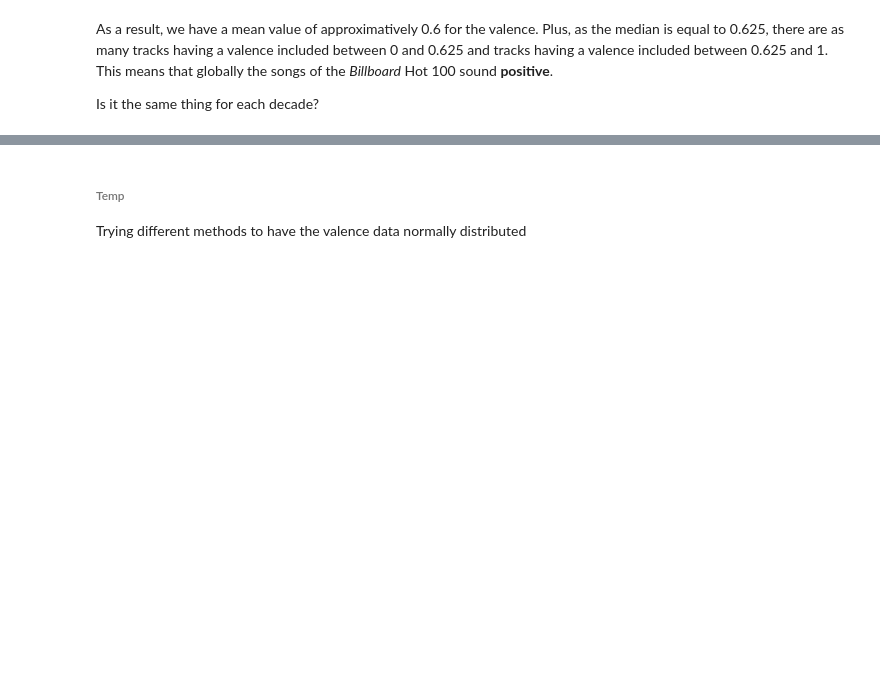
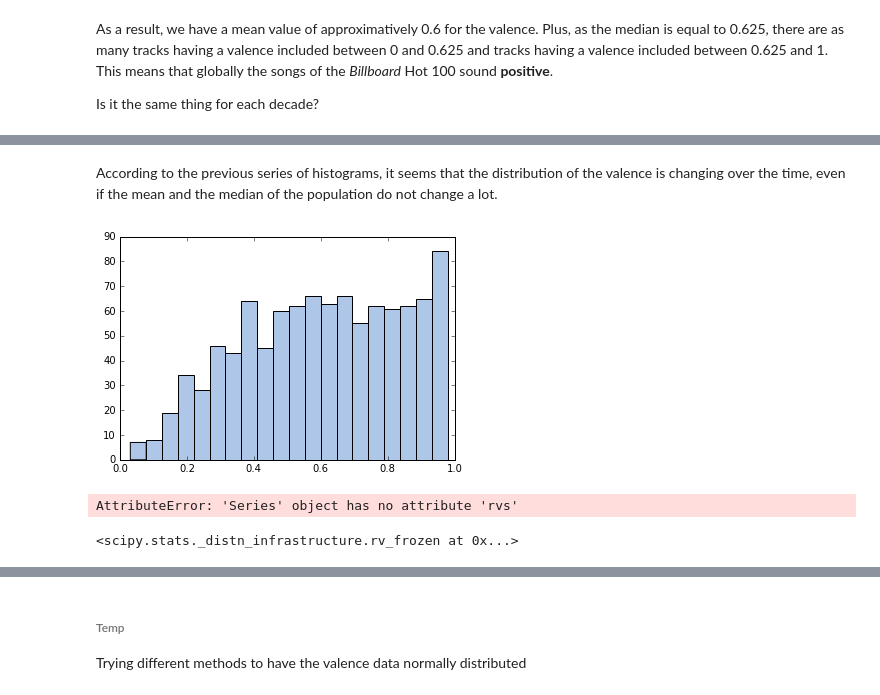
Before and after one commit to th-lucas/AOPM, a Jupyter notebook: src/Analysis_of_popular_music.ipynb, the cells around one changed output, grey strips where cells are left out. Cells and saved outputs as stored; diff of their text form; code cells hidden in the pictures; blank space fills up the shorter version.

```diff
--- a/src/Analysis_of_popular_music.ipynb
+++ b/src/Analysis_of_popular_music.ipynb
@@ -228,2 +228,10 @@ dsf.create_valence_histogram_per_decade(billboard_df_final)
 # %%
 valence_dict, valence_dict_description = dsf.get_valence_by_decade(billboard_df_final)
+# %% [markdown]
+According to the previous series of histograms, it seems that the distribution of the valence is changing over the time, even if the mean and the median of the population do not change a lot.
+# %%
+sample = np.random.choice(valence_cleaned, 1000)
+# %%
+n, bins, patches = plt.hist(sample, normed = False, color = COLORS[1], bins = 20)
+# %% [output]
+[figure, added]
@@ -229,0 +242,5 @@ valence_dict, valence_dict_description = dsf.get_valence_by_decade(billboard_df_
+# %%
+sample = make_sample(n=100)
+sample.mean(), sample.std()
+# %% [output]
+AttributeError: 'Series' object has no attribute 'rvs'
@@ -229,0 +249,4 @@ valence_dict, valence_dict_description = dsf.get_valence_by_decade(billboard_df_
+# %%
+weight
+# %% [output]
+<scipy.stats._distn_infrastructure.rv_frozen at 0x...>
```
Also changed, not shown: parts of 8 cells of this notebook, 1 other file.
